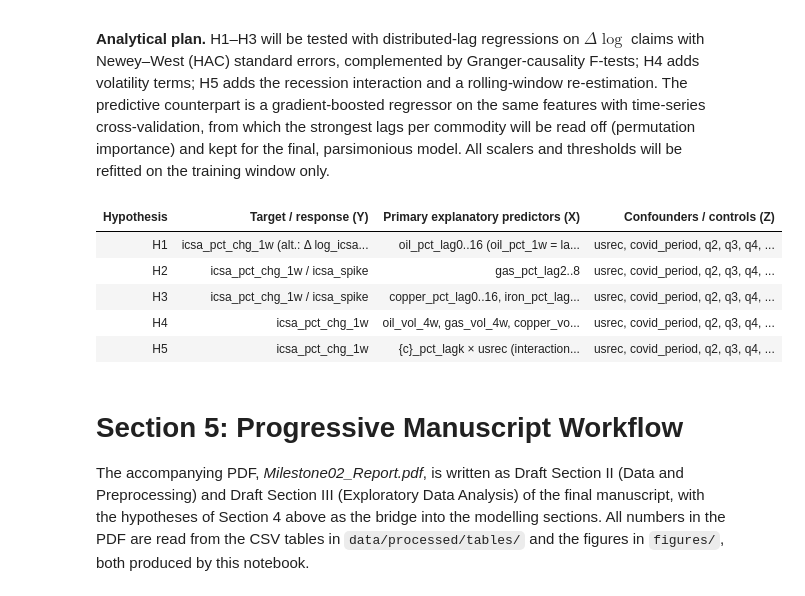
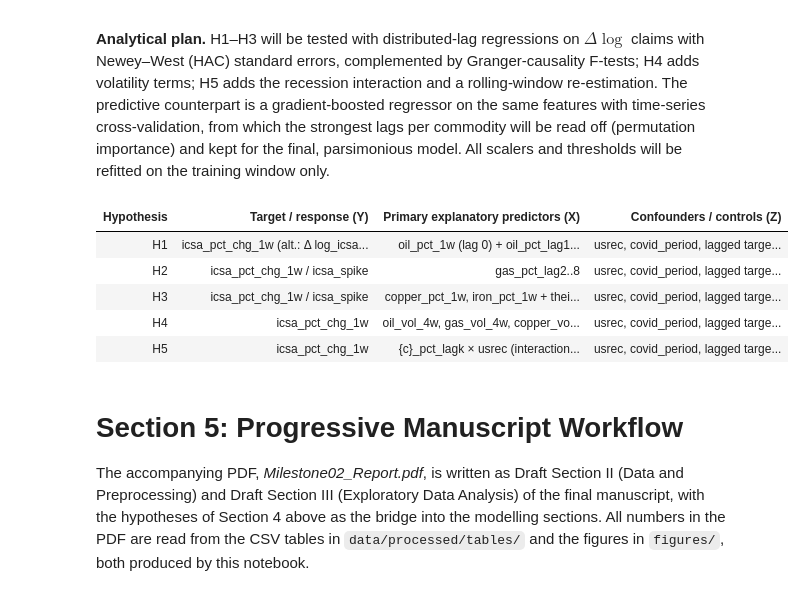
Before and after one commit to hassan09070/DS_project, a Jupyter notebook: Milestone02_Analysis.ipynb, the cells around one changed output. Saved outputs shown, nothing was run; the diff lists cells and outputs as text; code cells hidden in the pictures.

```diff
--- a/Milestone02_Analysis.ipynb
+++ b/Milestone02_Analysis.ipynb
@@ -872,24 +864,24 @@ same features with time-series cross-validation, from which the strongest lags p
 on the training window only.
 # %%
 # Variable mapping: every hypothesis -> concrete columns in master_weekly.csv
-controls = "usrec, covid_period, q2, q3, q4, lagged target (icsa_pct_chg_1w shifted 1–2)"
+controls = "usrec, covid_period, lagged target (icsa_pct_chg_1w shifted 1–2)"
 mapping = pd.DataFrame([
-    ["H1", "icsa_pct_chg_1w  (alt.: Δ log_icsa; icsa_spike for classification)",
-     "oil_pct_lag0..16  (oil_pct_1w = lag 0)", controls + ", gas_pct_lag*"],
+    ["H1", "icsa_pct_chg_1w  (alt.: Δ log_icsa; icsa_spike for classification, derived in the notebook)",
+     "oil_pct_1w (lag 0) + oil_pct_lag1..16 from add_lags()", controls + ", gas_pct_lag*"],
     ["H2", "icsa_pct_chg_1w / icsa_spike", "gas_pct_lag2..8", controls + ", oil_pct_lag*"],
-    ["H3", "icsa_pct_chg_1w / icsa_spike", "copper_pct_lag0..16, iron_pct_lag0..16", controls + ", oil_pct_lag*, iron_avail"],
+    ["H3", "icsa_pct_chg_1w / icsa_spike", "copper_pct_1w, iron_pct_1w + their lag1..16 from add_lags()", controls + ", oil_pct_lag*"],
     ["H4", "icsa_pct_chg_1w", "oil_vol_4w, gas_vol_4w, copper_vol_4w, iron_vol_4w (each shifted 4 weeks)", controls + ", own {c}_pct_lag4"],
     ["H5", "icsa_pct_chg_1w", "{c}_pct_lagk × usrec (interaction) for the k* found under H1–H3", controls],
 ], columns=["Hypothesis", "Target / response (Y)", "Primary explanatory predictors (X)", "Confounders / controls (Z)"])
 mapping.to_csv(TABLES / "t16_hypothesis_variable_mapping.csv", index=False)
 display(mapping.style.hide(axis="index").set_properties(**{"text-align": "left", "white-space": "pre-wrap"}))
 # %% [output]
 | Hypothesis | Target / response (Y) | Primary explanatory predictors (X) | Confounders / controls (Z) |
-| H1 | icsa_pct_chg_1w (alt.: Δ log_icsa... | oil_pct_lag0..16 (oil_pct_1w = la... | usrec, covid_period, q2, q3, q4, ... |
-| H2 | icsa_pct_chg_1w / icsa_spike | gas_pct_lag2..8 | usrec, covid_period, q2, q3, q4, ... |
-| H3 | icsa_pct_chg_1w / icsa_spike | copper_pct_lag0..16, iron_pct_lag... | usrec, covid_period, q2, q3, q4, ... |
-| H4 | icsa_pct_chg_1w | oil_vol_4w, gas_vol_4w, copper_vo... | usrec, covid_period, q2, q3, q4, ... |
-| H5 | icsa_pct_chg_1w | {c}_pct_lagk × usrec (interaction... | usrec, covid_period, q2, q3, q4, ... |
+| H1 | icsa_pct_chg_1w (alt.: Δ log_icsa... | oil_pct_1w (lag 0) + oil_pct_lag1... | usrec, covid_period, lagged targe... |
+| H2 | icsa_pct_chg_1w / icsa_spike | gas_pct_lag2..8 | usrec, covid_period, lagged targe... |
+| H3 | icsa_pct_chg_1w / icsa_spike | copper_pct_1w, iron_pct_1w + thei... | usrec, covid_period, lagged targe... |
+| H4 | icsa_pct_chg_1w | oil_vol_4w, gas_vol_4w, copper_vo... | usrec, covid_period, lagged targe... |
+| H5 | icsa_pct_chg_1w | {c}_pct_lagk × usrec (interaction... | usrec, covid_period, lagged targe... |
 # %% [markdown]
 # **Section 5: Progressive Manuscript Workflow**
 The accompanying PDF, *Milestone02_Report.pdf*, is written as Draft Section II (Data and Preprocessing) and Draft
```
Also changed, not shown: parts of 18 cells of this notebook, 12 other files.
